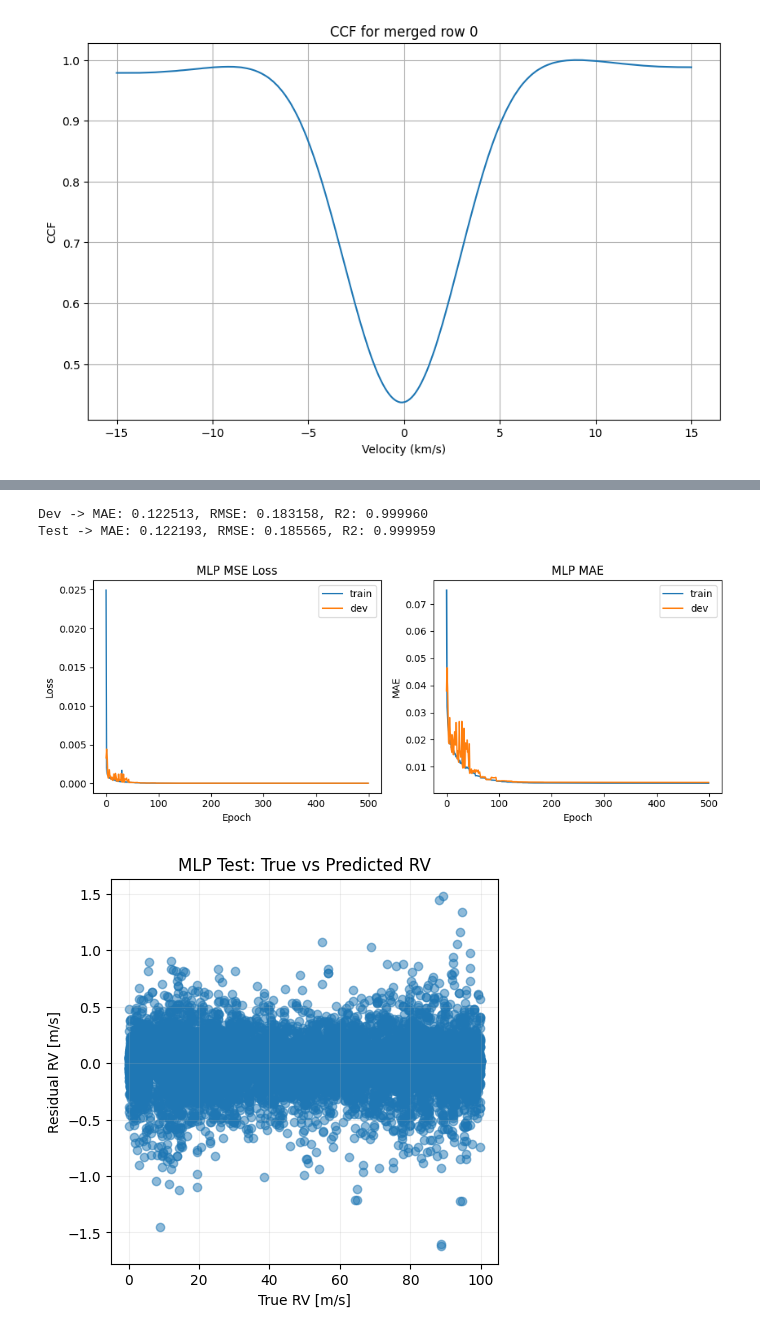
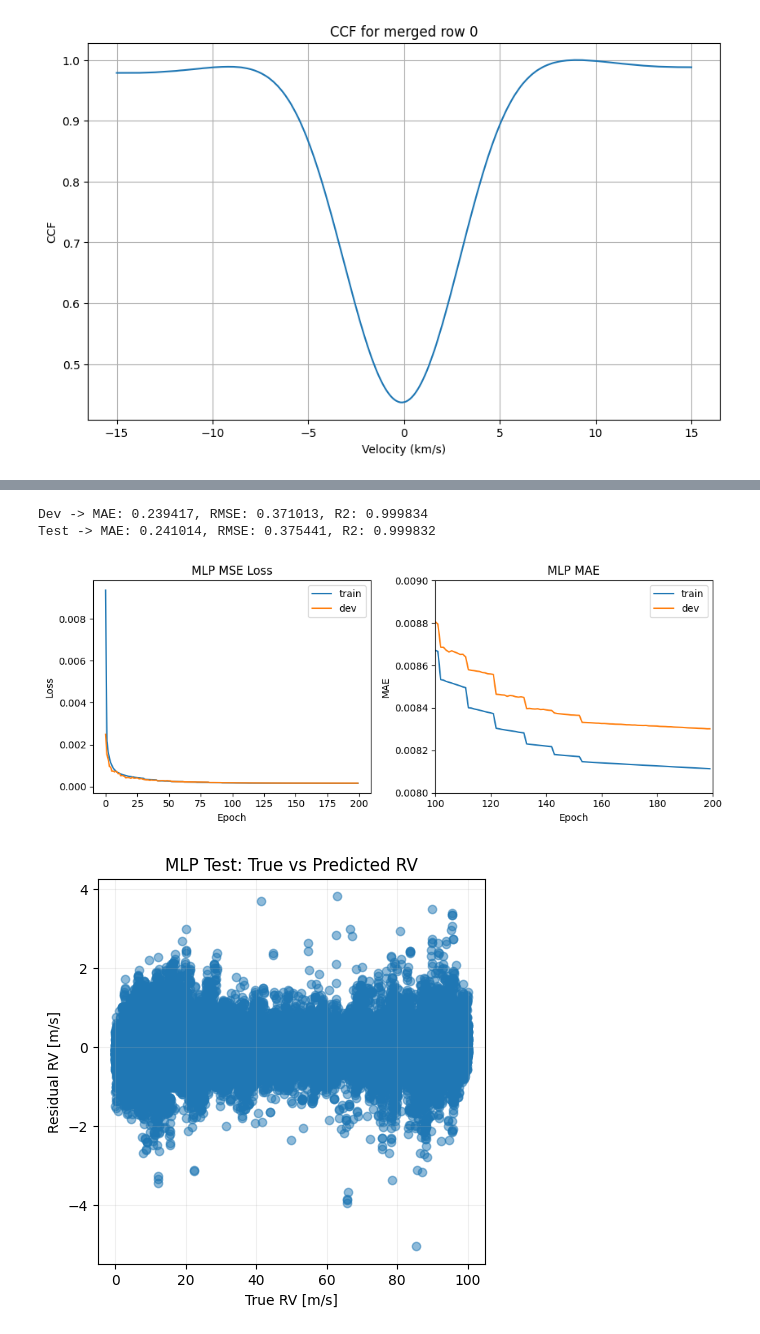
Before and after one commit to vadibekyan/DL_RV_diogo, a Jupyter notebook: DL_RV_init.ipynb, the cells around one changed output, grey strips where cells are left out. Cells and saved outputs as stored; diff of their text form; code cells hidden in the pictures.

```diff
--- a/DL_RV_init.ipynb
+++ b/DL_RV_init.ipynb
@@ -26,12 +26,12 @@ from process_ccf import process_ccf_dataset
 from process_ccf import concat_ccf_csv_files
 # %%
 quiet_output_file = "./CCFs/random_rv_iccf_dataset_soap_spectrum_quiet_step0p1_normalized.parquet"
-merged_input_dir = "./hpc_results/random_rv_iccf_datasets_1000"
-merged_csv_file = "./hpc_results/random_rv_iccf_datasets_1000_merged.csv"
-merged_output_file = "./CCFs/random_rv_iccf_datasets_1000_merged_normalized.parquet"
+merged_input_dir = "./hpc_results/random_rv_iccf_datasets_5000"
+merged_csv_file = "./hpc_results/random_rv_iccf_datasets_5000_merged.csv"
+merged_output_file = "./CCFs/random_rv_iccf_datasets_5000_merged_normalized.parquet"
 
-#merged_df = concat_ccf_csv_files(
-#    merged_input_dir,
-#    output_path=merged_csv_file,
-#)
+merged_df = concat_ccf_csv_files(
+    merged_input_dir,
+    output_path=merged_csv_file,
+)
 # %% [output]
@@ -216,7 +216,7 @@ history = model.fit(
     X_train_s,
     y_train_s,
     validation_data=(X_dev_s, y_dev_s),
-    epochs=500,
+    epochs=200,
     batch_size=128,
     callbacks=callbacks,
     verbose=1
@@ -255,40 +255,42 @@ def evaluate_regression(model, X_s, y_true, scaler, split_name):
 y_dev_pred = evaluate_regression(model, X_dev_s, y_dev, y_scaler, "Dev")
 y_test_pred = evaluate_regression(model, X_test_s, y_test, y_scaler, "Test")
 # %% [output]
-Dev -> MAE: 0.122513, RMSE: 0.183158, R2: 0.999960
-Test -> MAE: 0.122193, RMSE: 0.185565, R2: 0.999959
+Dev -> MAE: 0.239417, RMSE: 0.371013, R2: 0.999834
+Test -> MAE: 0.241014, RMSE: 0.375441, R2: 0.999832
 # %%
 # MLP training curves
 plt.figure(figsize=(10, 4))
 plt.subplot(1, 2, 1)
 plt.plot(history.history["loss"], label="train")
 plt.plot(history.history["val_loss"], label="dev")
 plt.title("MLP MSE Loss")
 plt.xlabel("Epoch")
 plt.ylabel("Loss")
 plt.legend()
 
 plt.subplot(1, 2, 2)
 plt.plot(history.history["mae"], label="train")
 plt.plot(history.history["val_mae"], label="dev")
 plt.title("MLP MAE")
+plt.ylim(0.008,0.009)
+plt.xlim(100,200)
 plt.xlabel("Epoch")
 plt.ylabel("MAE")
 plt.legend()
 plt.tight_layout()
 plt.show()
 
 # MLP prediction scatter on test split
 plt.figure(figsize=(5, 5))
 plt.scatter(y_test.ravel(), y_test.ravel() - y_test_pred, alpha=0.5)
 min_v = min(y_test.min(), y_test_pred.min())
 max_v = max(y_test.max(), y_test_pred.max())
 #plt.plot([min_v, max_v], [min_v, max_v], "r--", linewidth=1)
 plt.xlabel("True RV [m/s]")
 plt.ylabel("Residual RV [m/s]")
 plt.title("MLP Test: True vs Predicted RV")
 plt.grid(True, alpha=0.2)
 plt.show()
 # %% [output]
-[figure, old version]
+[figure, new version]
-[figure, old version]
+[figure, new version]
```
Also changed, not shown: parts of 8 cells of this notebook, 1 other file.
